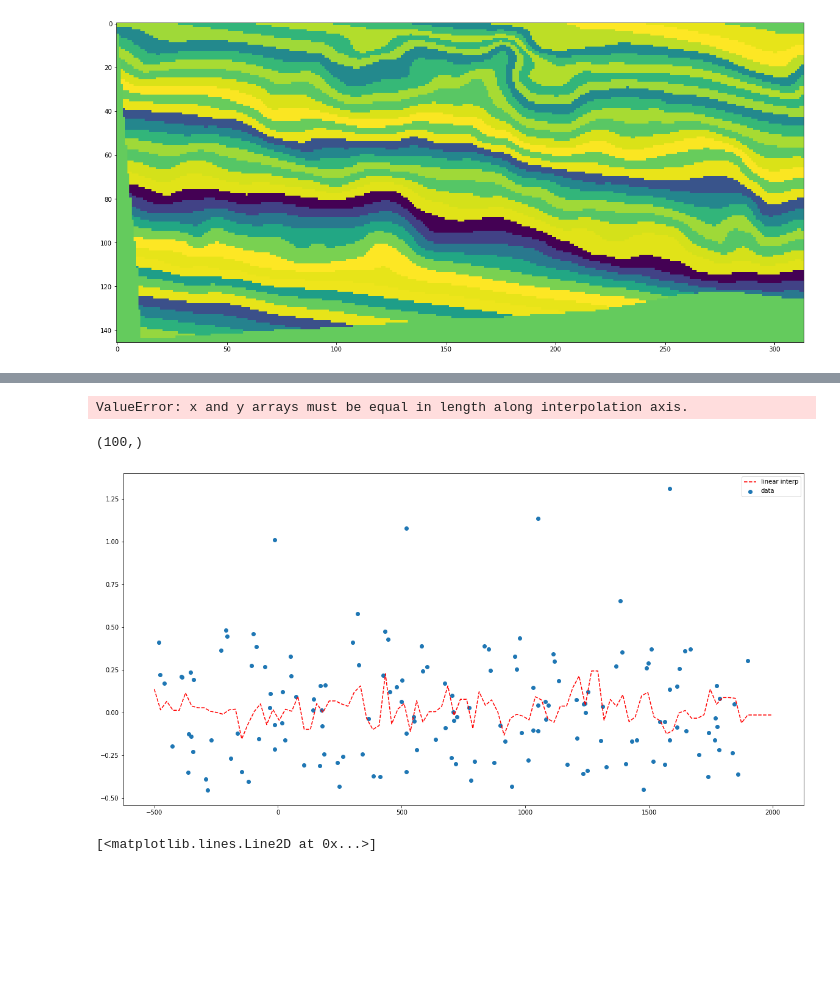
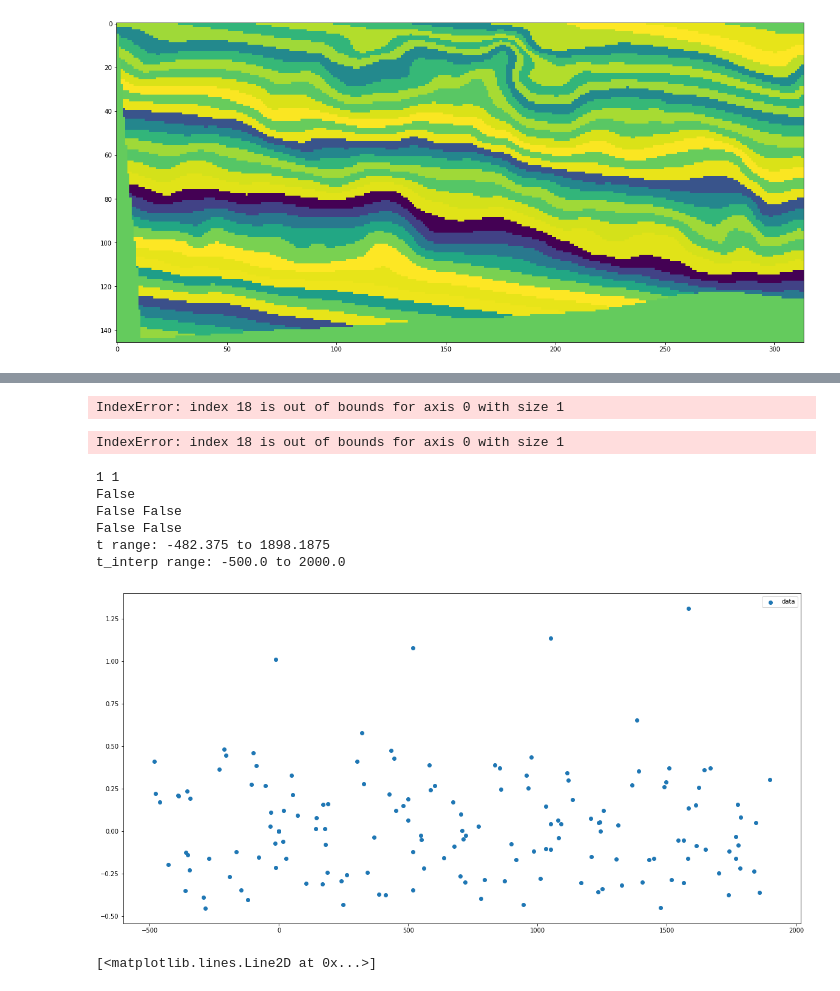
Before and after one commit to ClandininLab/brainsss, a Jupyter notebook: notebooks/20241211_STA_tests.ipynb, the cells around one changed output, grey strips where cells are left out. Saved outputs shown, nothing was run; the diff lists cells and outputs as text; code cells hidden in the pictures; blank space fills up the shorter version.

Commit message:
error notebooks sighs

```diff
--- a/notebooks/20241211_STA_tests.ipynb
+++ b/notebooks/20241211_STA_tests.ipynb
@@ -71,3 +93,7 @@ np.shape(y)
+# %%
+t[np.argsort(t)]
+# %% [output]
+IndexError: index 18 is out of bounds for axis 0 with size 1
 # %%
 
 #initialize a big data matrix for the output
@@ -77,29 +103,49 @@ np.shape(y)
 # data_interp[i,j,k] = .. the interpolated thing we make below
 
 
-t=ts[idx] #times
-y=brain[idx] #signal
+t=np.nan_to_num(ts[idx]) #times
+y=np.nan_to_num(brain[idx]) #signal
+sort_idx = np.argsort(t)
+t_sorted = t[sort_idx]
+y_sorted = y[sort_idx]
 
 t_interp = np.linspace(-500, 2000, 100) #these are the times in ms that we will resample everything to
 
-f_interp = scipy.interpolate.interp1d(t,y, fill_value="extrapolate") #can look at the docstring for interp1d
+f_interp = scipy.interpolate.interp1d(t_sorted,y_sorted) #can look at the docstring for interp1d
 y_interp = f_interp(t_interp) # these will be y values interpolated to the new standardized times
 
 # f_interp =np.interp(t_interp, t,y)
 # %% [output]
-ValueError: x and y arrays must be equal in length along interpolation axis.
+IndexError: index 18 is out of bounds for axis 0 with size 1
-# %%
-np.shape(y_interp)
-# %% [output]
-(100,)
+# %%
+# 1. Check if input arrays t and y have the same length
+print(len(t), len(y))  # Should be equal
+
+# 2. Check if t values are monotonically increasing
+print(np.all(np.diff(t) > 0))  # Should be True
+
+# 3. Check for NaN or inf values in input arrays
+print(np.any(np.isnan(t)), np.any(np.isnan(y)))  # Should both be False
+print(np.any(np.isinf(t)), np.any(np.isinf(y)))  # Should both be False
+
+# 4. Check if t_interp values are within the range of t
+print(f"t range: {t.min()} to {t.max()}")
+print(f"t_interp range: {t_interp.min()} to {t_interp.max()}")
+# %% [output]
+1 1
+False
+False False
+False False
+t range: -482.375 to 1898.1875
+t_interp range: -500.0 to 2000.0
 # %%
 plt.figure(figsize=(20,10))
 plt.scatter(t,y,label='data')
-plt.plot(t_interp, y_interp, '--', color='r', label='linear interp')
+# plt.plot(t_interp, y_interp, '--', color='r', label='linear interp')
 plt.legend(loc='best')
 plt.show()
 # %% [output]
-[figure, old version]
+[figure, new version]
 # %%
 plt.plot(t_interp, y_interp)
 # %% [output]
```
Also changed, not shown: parts of 3 cells of this notebook.
